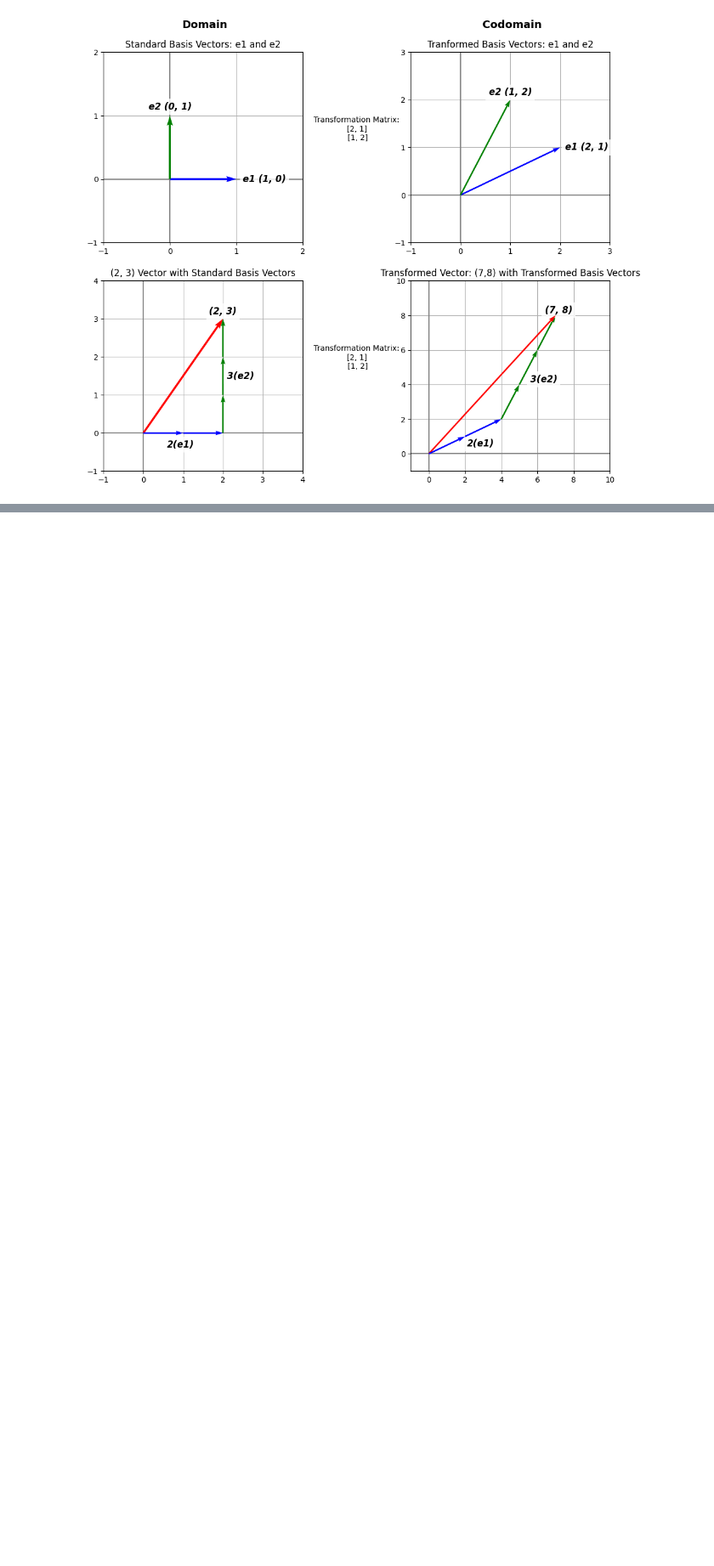
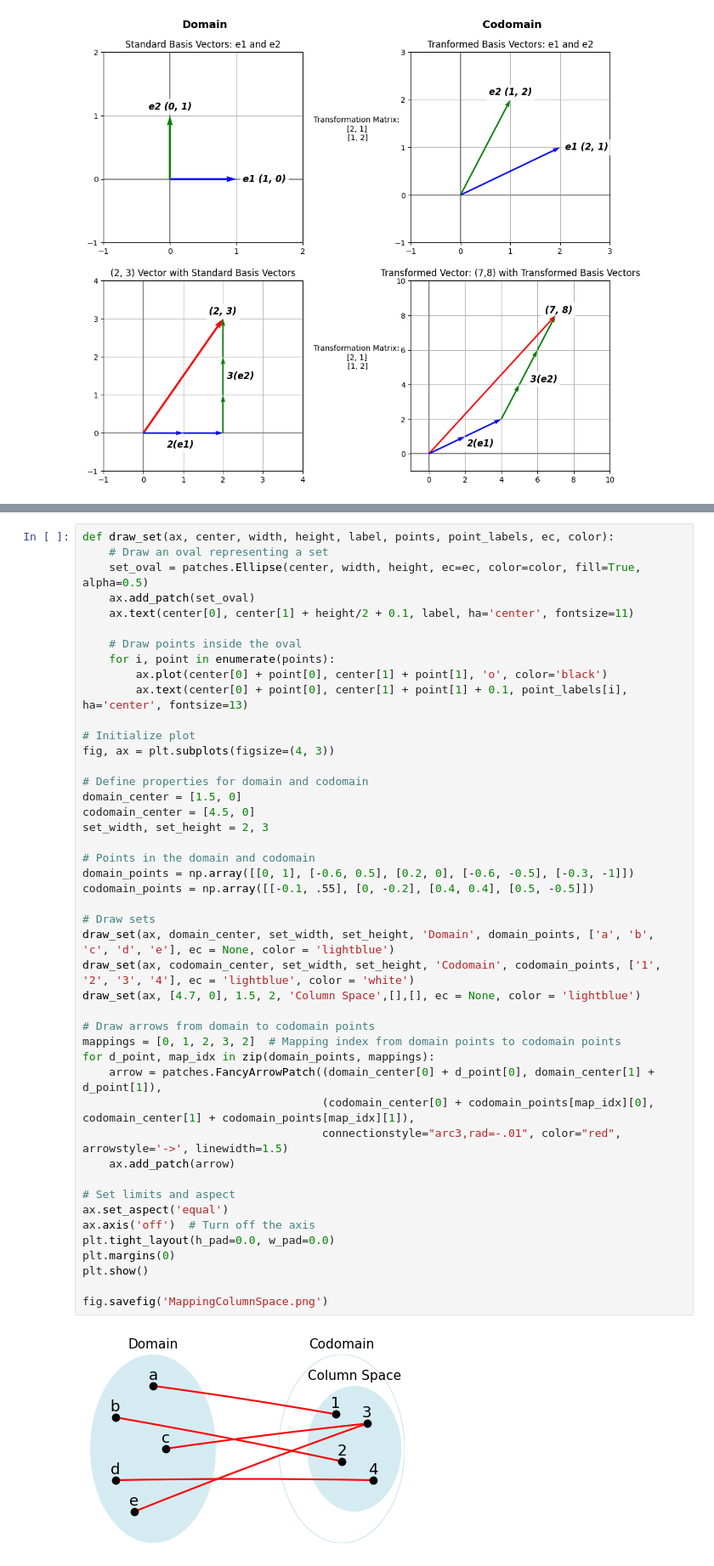
Before and after one commit to Keoni808/Visuals, a Jupyter notebook: Linear_Transformations_(Figures).ipynb, the cells around one changed output, grey strips where cells are left out. Shown: that part at 85% size. Cells and saved outputs as stored; diff of their text form; blank space fills up the shorter version.

Commit message:
Created Figure 7 (Column Space)

```diff
--- a/Linear_Transformations_(Figures).ipynb
+++ b/Linear_Transformations_(Figures).ipynb
@@ -494,0 +497,47 @@ fig.savefig('StandardBasisVectors+LinearTransformation.png')
+# %%
+def draw_set(ax, center, width, height, label, points, point_labels, ec, color):
+    # Draw an oval representing a set
+    set_oval = patches.Ellipse(center, width, height, ec=ec, color=color, fill=True, alpha=0.5)
+    ax.add_patch(set_oval)
+    ax.text(center[0], center[1] + height/2 + 0.1, label, ha='center', fontsize=11)
+
+    # Draw points inside the oval
+    for i, point in enumerate(points):
+        ax.plot(center[0] + point[0], center[1] + point[1], 'o', color='black')
+        ax.text(center[0] + point[0], center[1] + point[1] + 0.1, point_labels[i], ha='center', fontsize=13)
+
+# Initialize plot
+fig, ax = plt.subplots(figsize=(4, 3))
+
+# Define properties for domain and codomain
+domain_center = [1.5, 0]
+codomain_center = [4.5, 0]
+set_width, set_height = 2, 3
+
+# Points in the domain and codomain
+domain_points = np.array([[0, 1], [-0.6, 0.5], [0.2, 0], [-0.6, -0.5], [-0.3, -1]])
+codomain_points = np.array([[-0.1, .55], [0, -0.2], [0.4, 0.4], [0.5, -0.5]])
+
+# Draw sets
+draw_set(ax, domain_center, set_width, set_height, 'Domain', domain_points, ['a', 'b', 'c', 'd', 'e'], ec = None, color = 'lightblue')
+draw_set(ax, codomain_center, set_width, set_height, 'Codomain', codomain_points, ['1', '2', '3', '4'], ec = 'lightblue', color = 'white')
+draw_set(ax, [4.7, 0], 1.5, 2, 'Column Space',[],[], ec = None, color = 'lightblue')
+
+# Draw arrows from domain to codomain points
+mappings = [0, 1, 2, 3, 2]  # Mapping index from domain points to codomain points
+for d_point, map_idx in zip(domain_points, mappings):
+    arrow = patches.FancyArrowPatch((domain_center[0] + d_point[0], domain_center[1] + d_point[1]),
+                                    (codomain_center[0] + codomain_points[map_idx][0], codomain_center[1] + codomain_points[map_idx][1]),
+                                    connectionstyle="arc3,rad=-.01", color="red", arrowstyle='->', linewidth=1.5)
+    ax.add_patch(arrow)
+
+# Set limits and aspect
+ax.set_aspect('equal')
+ax.axis('off')  # Turn off the axis
+plt.tight_layout(h_pad=0.0, w_pad=0.0)
+plt.margins(0)
+plt.show()
+
+fig.savefig('MappingColumnSpace.png')
+# %% [output]
+[figure, added]
```
Also changed, not shown: parts of 1 cell of this notebook.
